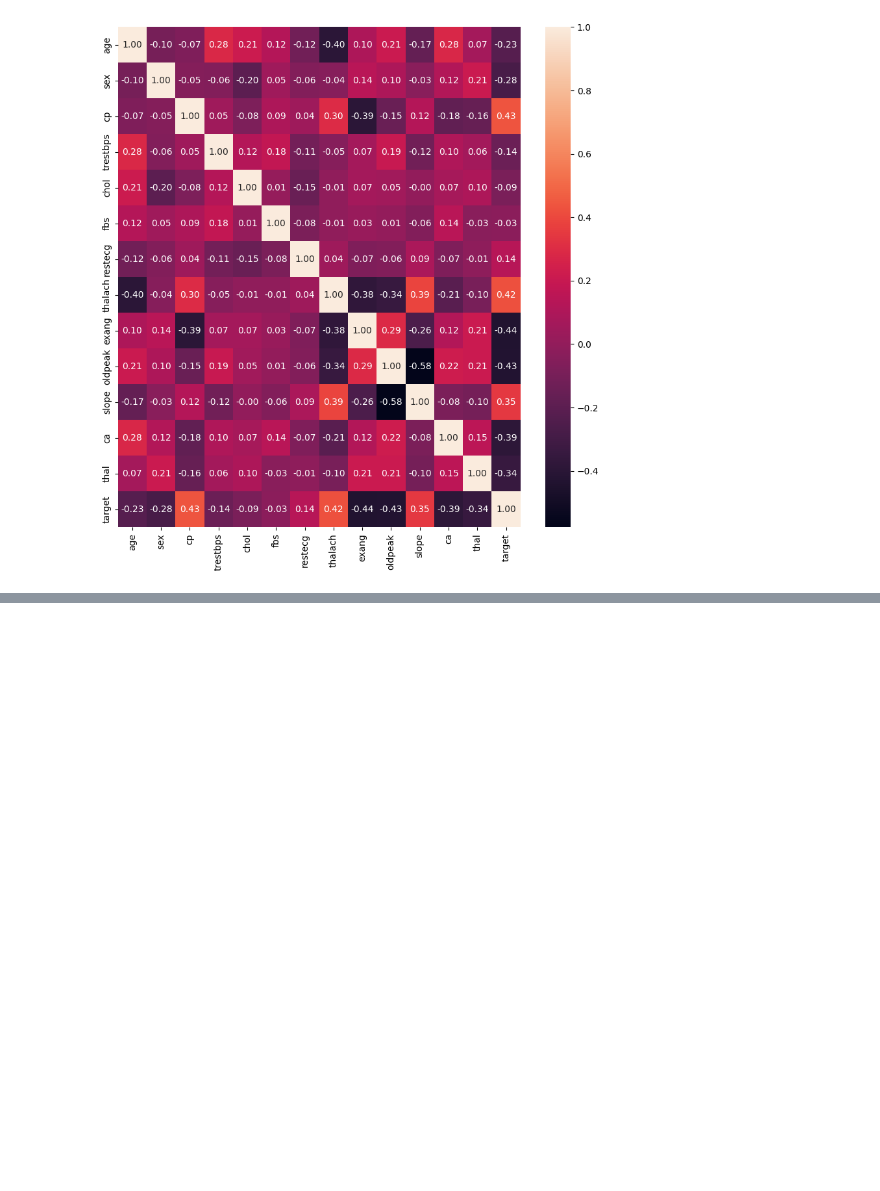
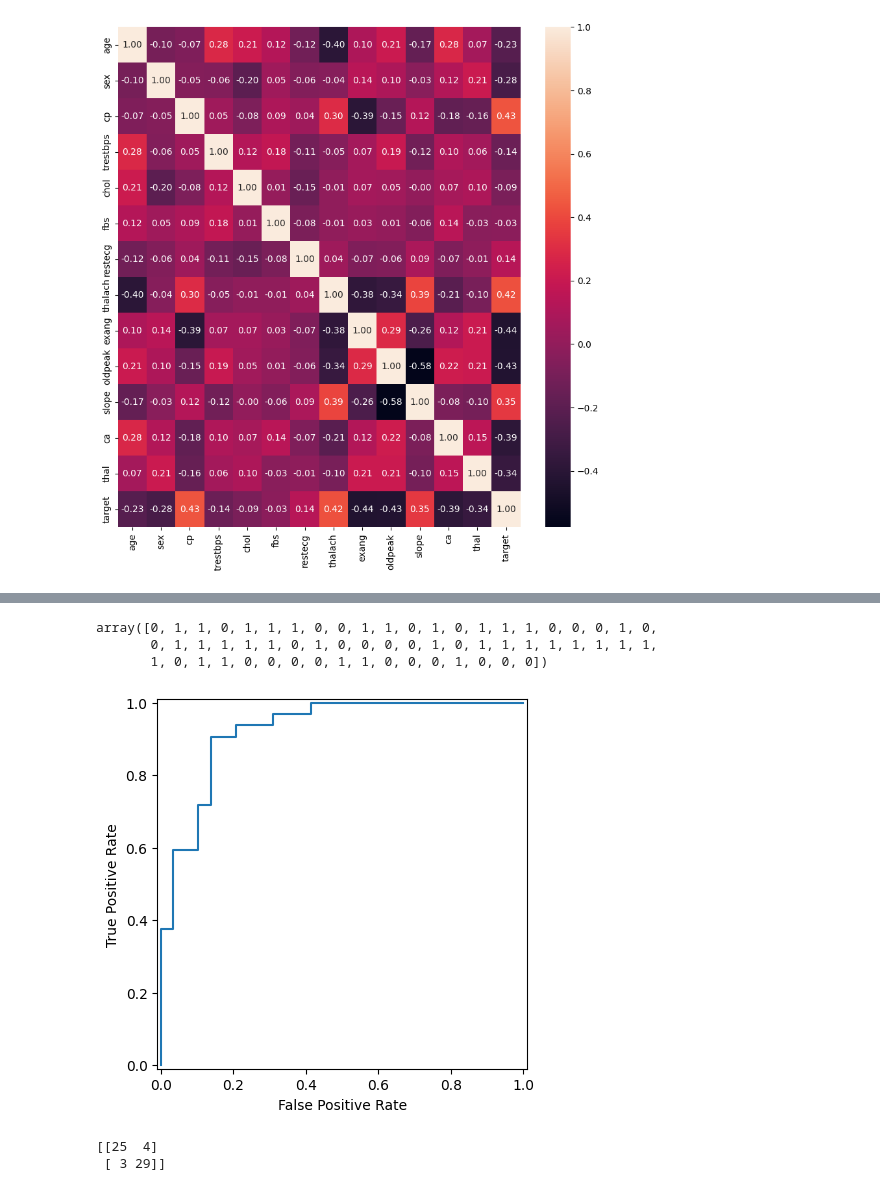
Before and after one commit to Argyrhspet1/Classification-project-on-heart-disease, a Jupyter notebook: Heart_disease_classification_project.ipynb, the cells around one changed output, grey strips where cells are left out. Drawn from its saved outputs; the diff is of its cells as text; code cells hidden in the pictures; blank space fills up the shorter version.

```diff
--- a/Heart_disease_classification_project.ipynb
+++ b/Heart_disease_classification_project.ipynb
@@ -231,0 +374,15 @@ ax=sns.heatmap(corr_matrix,
+# %%
+#Tune RandomForestClassifier
+
+np.random.seed(42)
+
+#Setup random hyperparameter search for RandomForest
+rs_rf=RandomizedSearchCV(RandomForestClassifier(),
+                           param_distributions=rf_grid,
+                           cv=5,
+                           n_iter=20,
+                           verbose=2)
+# %%
+#Fit RandomizedSearchCV for RandomForest
+
+rs_rf.fit(X_train, y_train)
@@ -231,0 +430,13 @@ ax=sns.heatmap(corr_matrix,
+# %%
+#Different hyperparameters for our LogisticRegression model
+log_reg_grid={"C":np.logspace(-4,4,30),
+              "solver":["liblinear"]}
+
+#Setup grid hyperparameter search for LogisticRegression
+gs_log_reg= GridSearchCV(LogisticRegression(),
+                        param_grid=log_reg_grid,
+                        cv=5,
+                         verbose=2)
+# %%
+#Fit the model
+gs_log_reg.fit(X_train, y_train)
@@ -231,0 +493,27 @@ ax=sns.heatmap(corr_matrix,
+# %%
+ #Make predictions with tuned model
+y_preds=gs_log_reg.predict(X_test)
+y_preds
+# %% [output]
+array([0, 1, 1, 0, 1, 1, 1, 0, 0, 1, 1, 0, 1, 0, 1, 1, 1, 0, 0, 0, 1, 0,
+       0, 1, 1, 1, 1, 1, 0, 1, 0, 0, 0, 0, 1, 0, 1, 1, 1, 1, 1, 1, 1, 1,
+       1, 0, 1, 1, 0, 0, 0, 0, 1, 1, 0, 0, 0, 1, 0, 0, 0])
+# %%
+#Import ROC curve from sklearn.metrics
+from sklearn.metrics import RocCurveDisplay,roc_curve
+
+#Plot ROC curve and calculate AUC
+y_scores=gs_log_reg.predict_proba(X_test)[:,1]
+fpr, tpr,_=roc_curve(y_test,y_scores)
+
+RocCurveDisplay(fpr=fpr,tpr=tpr).plot();
+# %% [output]
+[figure, added]
+# %%
+#Confusion Matrix
+from sklearn.metrics import confusion_matrix
+
+print(confusion_matrix(y_test,y_preds))
+# %% [output]
+[[25  4]
+ [ 3 29]]
```
Also changed, not shown: parts of 25 cells of this notebook.
